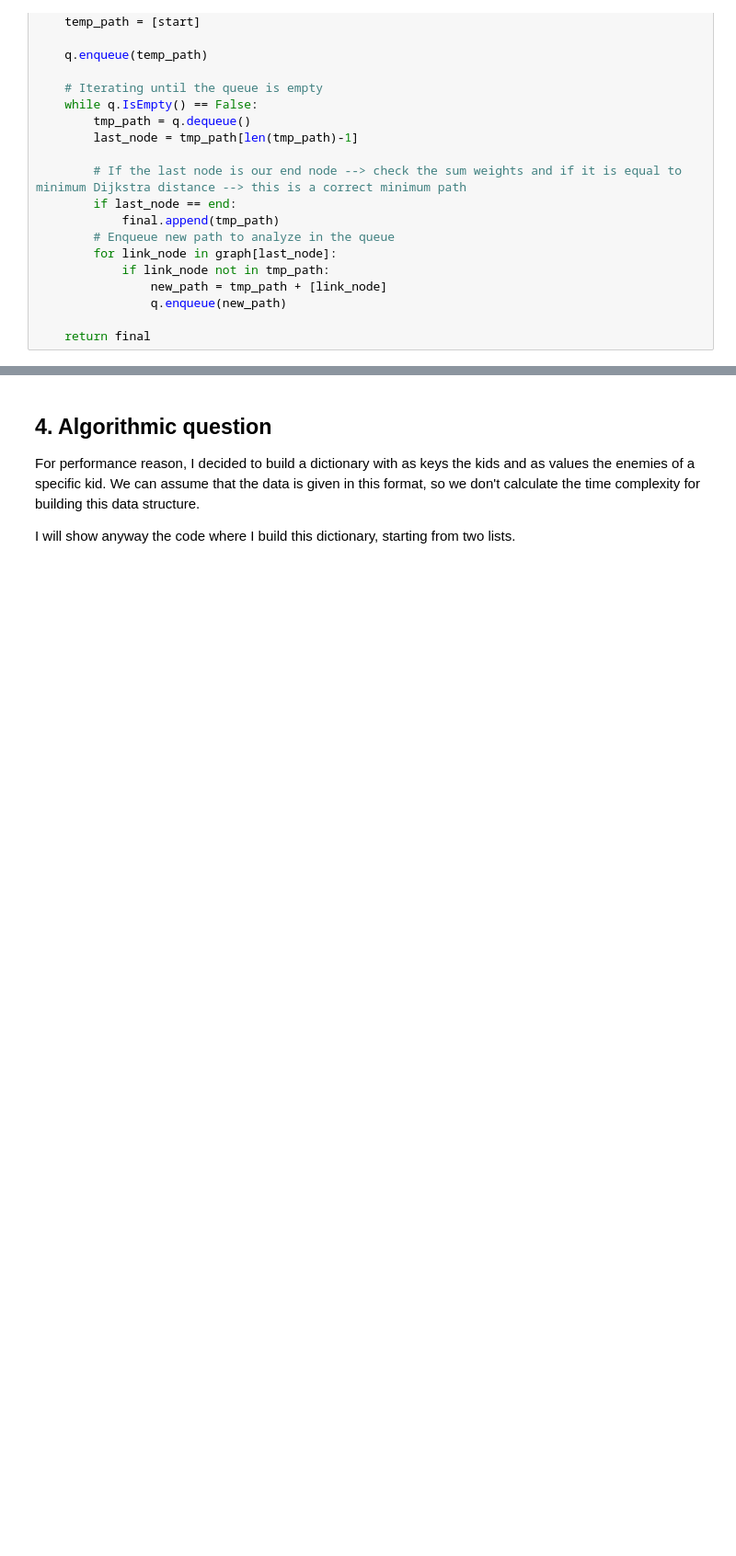
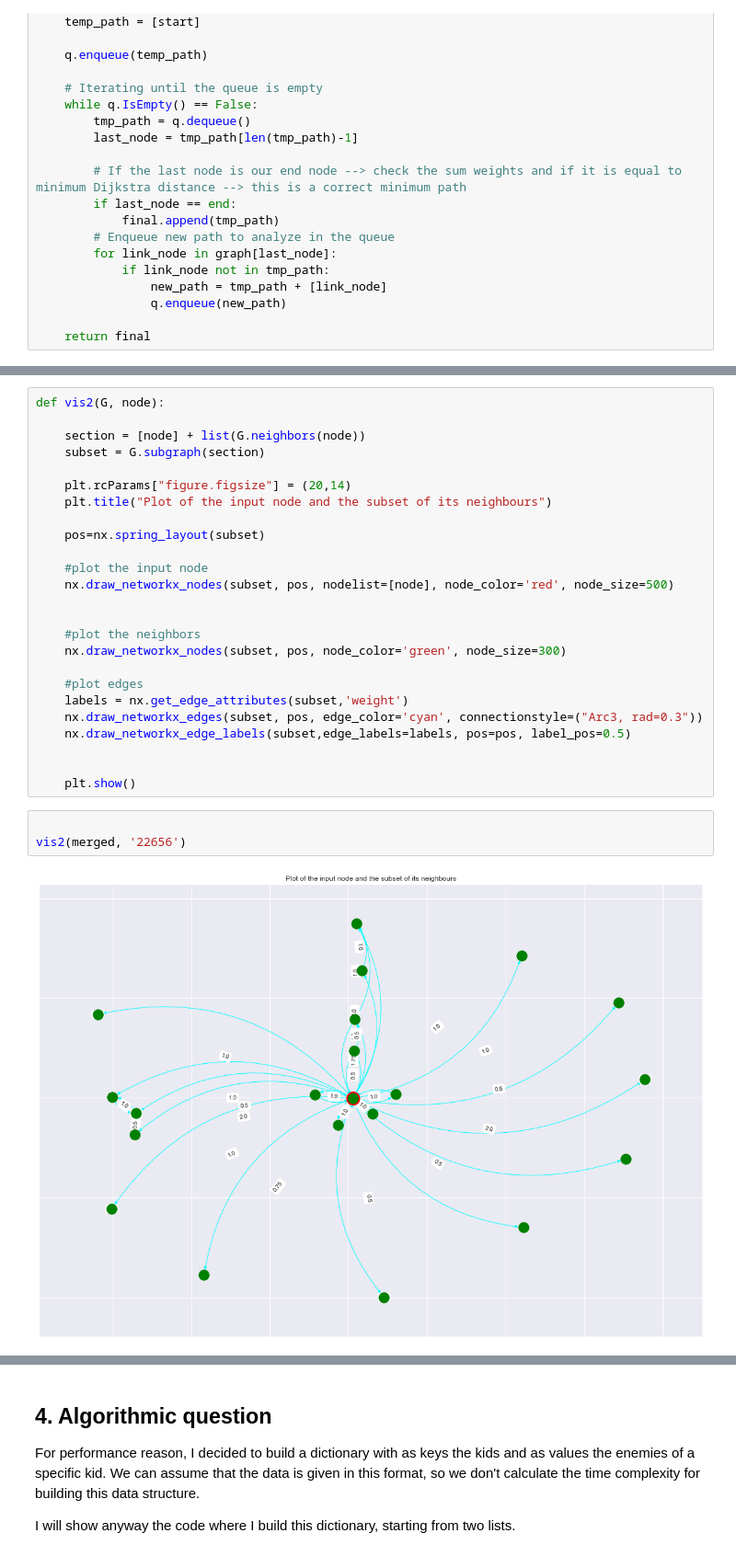
Before and after one commit to AndreiCaraman/ADM-HW5, a Jupyter notebook: main.ipynb, the cells around one changed output, grey strips where cells are left out. Shown at 92% size. Cells and saved outputs as stored; diff of their text form; blank space fills up the shorter version.

```diff
--- a/main.ipynb
+++ b/main.ipynb
@@ -777,0 +851,30 @@ F4_DisconnectingGraphs(("2008-11-01 00:00","2008-11-02 00:00"), ("2008-11-02 00:
+# %%
+def vis2(G, node):
+
+    section = [node] + list(G.neighbors(node))
+    subset = G.subgraph(section)
+
+    plt.rcParams["figure.figsize"] = (20,14)
+    plt.title("Plot of the input node and the subset of its neighbours")
+
+    pos=nx.spring_layout(subset)
+
+    #plot the input node
+    nx.draw_networkx_nodes(subset, pos, nodelist=[node], node_color='red', node_size=500)
+
+
+    #plot the neighbors
+    nx.draw_networkx_nodes(subset, pos, node_color='green', node_size=300)
+
+    #plot edges
+    labels = nx.get_edge_attributes(subset,'weight')
+    nx.draw_networkx_edges(subset, pos, edge_color='cyan', connectionstyle=("Arc3, rad=0.3"))
+    nx.draw_networkx_edge_labels(subset,edge_labels=labels, pos=pos, label_pos=0.5)
+
+
+    plt.show()
+# %%
+
+vis2(merged, '22656')
+# %% [output]
+[figure, added]
```
Also changed, not shown: parts of 29 cells of this notebook.
